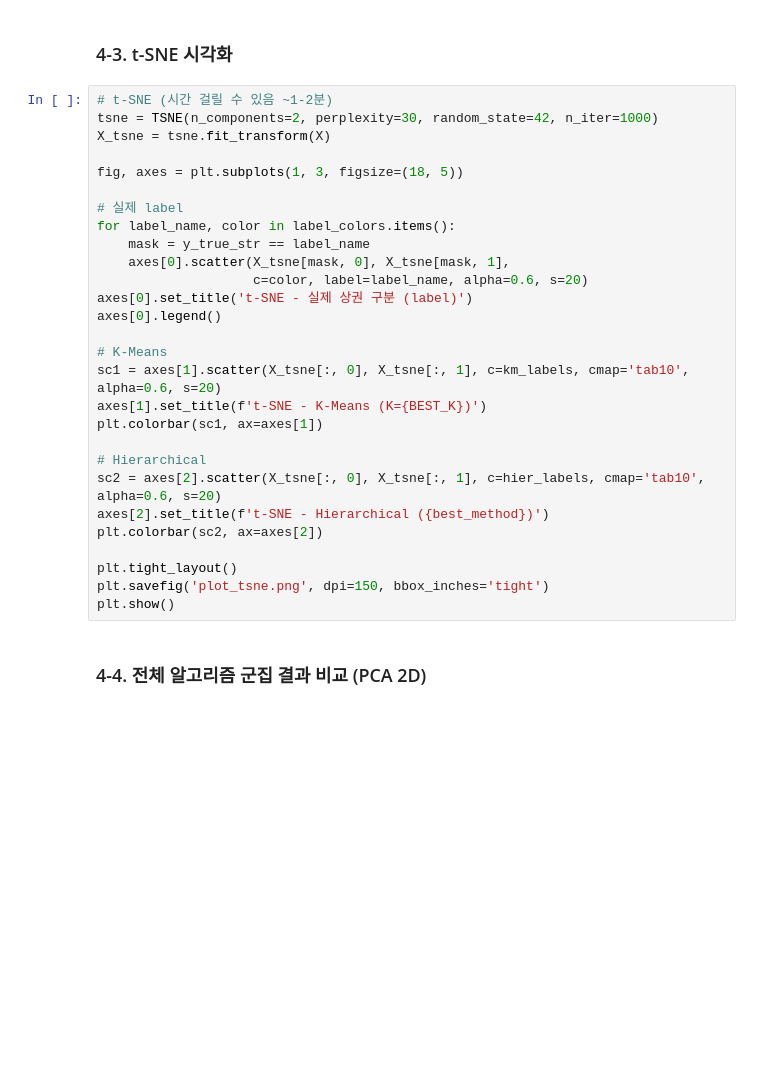
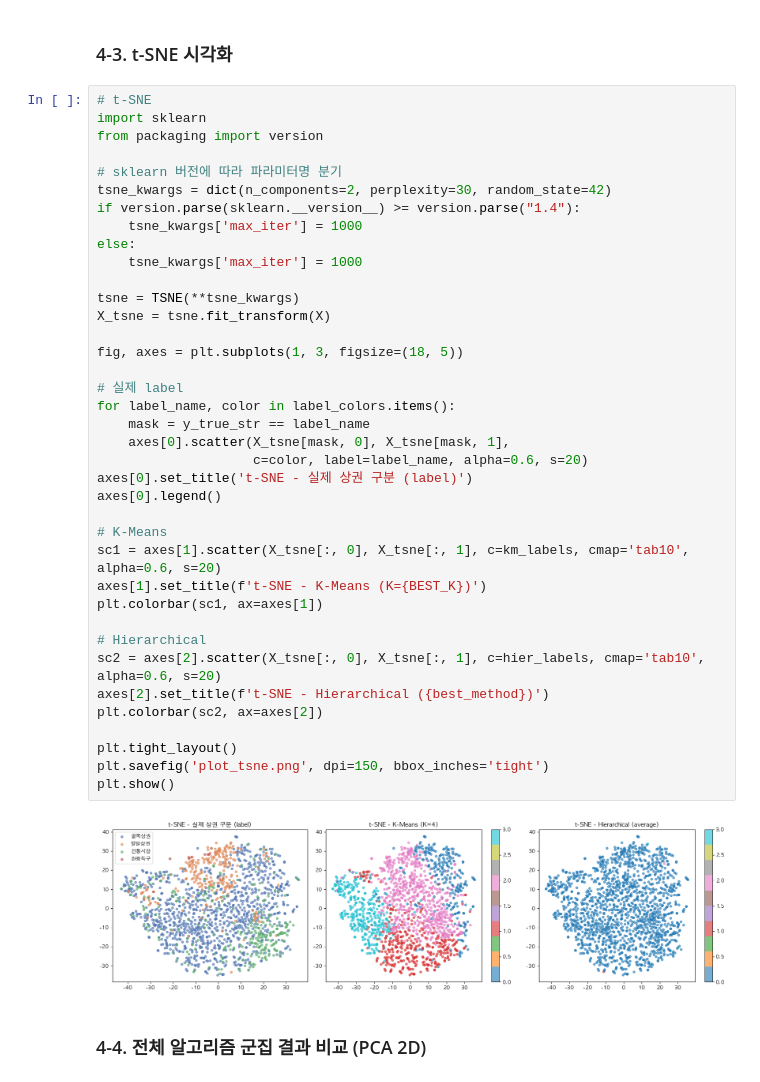
Before and after one commit to kxiarium2003/26-1_ML_seoul-commercial-district-clustering, a Jupyter notebook: Clustering.ipynb, the cells around one changed output. Saved outputs shown, nothing was run; the diff lists cells and outputs as text; blank space fills up the shorter version.

```diff
--- a/Clustering.ipynb
+++ b/Clustering.ipynb
@@ -508,33 +822,45 @@ plt.show()
 # %% [markdown]
 ### 4-3. t-SNE 시각화
 # %%
-# t-SNE (시간 걸릴 수 있음 ~1-2분)
-tsne = TSNE(n_components=2, perplexity=30, random_state=42, n_iter=1000)
+# t-SNE
+import sklearn
+from packaging import version
+
+# sklearn 버전에 따라 파라미터명 분기
+tsne_kwargs = dict(n_components=2, perplexity=30, random_state=42)
+if version.parse(sklearn.__version__) >= version.parse("1.4"):
+    tsne_kwargs['max_iter'] = 1000
+else:
+    tsne_kwargs['max_iter'] = 1000
+
+tsne = TSNE(**tsne_kwargs)
 X_tsne = tsne.fit_transform(X)
 
 fig, axes = plt.subplots(1, 3, figsize=(18, 5))
 
 # 실제 label
 for label_name, color in label_colors.items():
     mask = y_true_str == label_name
     axes[0].scatter(X_tsne[mask, 0], X_tsne[mask, 1],
                     c=color, label=label_name, alpha=0.6, s=20)
 axes[0].set_title('t-SNE - 실제 상권 구분 (label)')
 axes[0].legend()
 
 # K-Means
 sc1 = axes[1].scatter(X_tsne[:, 0], X_tsne[:, 1], c=km_labels, cmap='tab10', alpha=0.6, s=20)
 axes[1].set_title(f't-SNE - K-Means (K={BEST_K})')
 plt.colorbar(sc1, ax=axes[1])
 
 # Hierarchical
 sc2 = axes[2].scatter(X_tsne[:, 0], X_tsne[:, 1], c=hier_labels, cmap='tab10', alpha=0.6, s=20)
 axes[2].set_title(f't-SNE - Hierarchical ({best_method})')
 plt.colorbar(sc2, ax=axes[2])
 
 plt.tight_layout()
 plt.savefig('plot_tsne.png', dpi=150, bbox_inches='tight')
 plt.show()
+# %% [output]
+[figure, added]
 # %% [markdown]
 ### 4-4. 전체 알고리즘 군집 결과 비교 (PCA 2D)
 # %%
```
Also changed, not shown: parts of 37 cells of this notebook.
